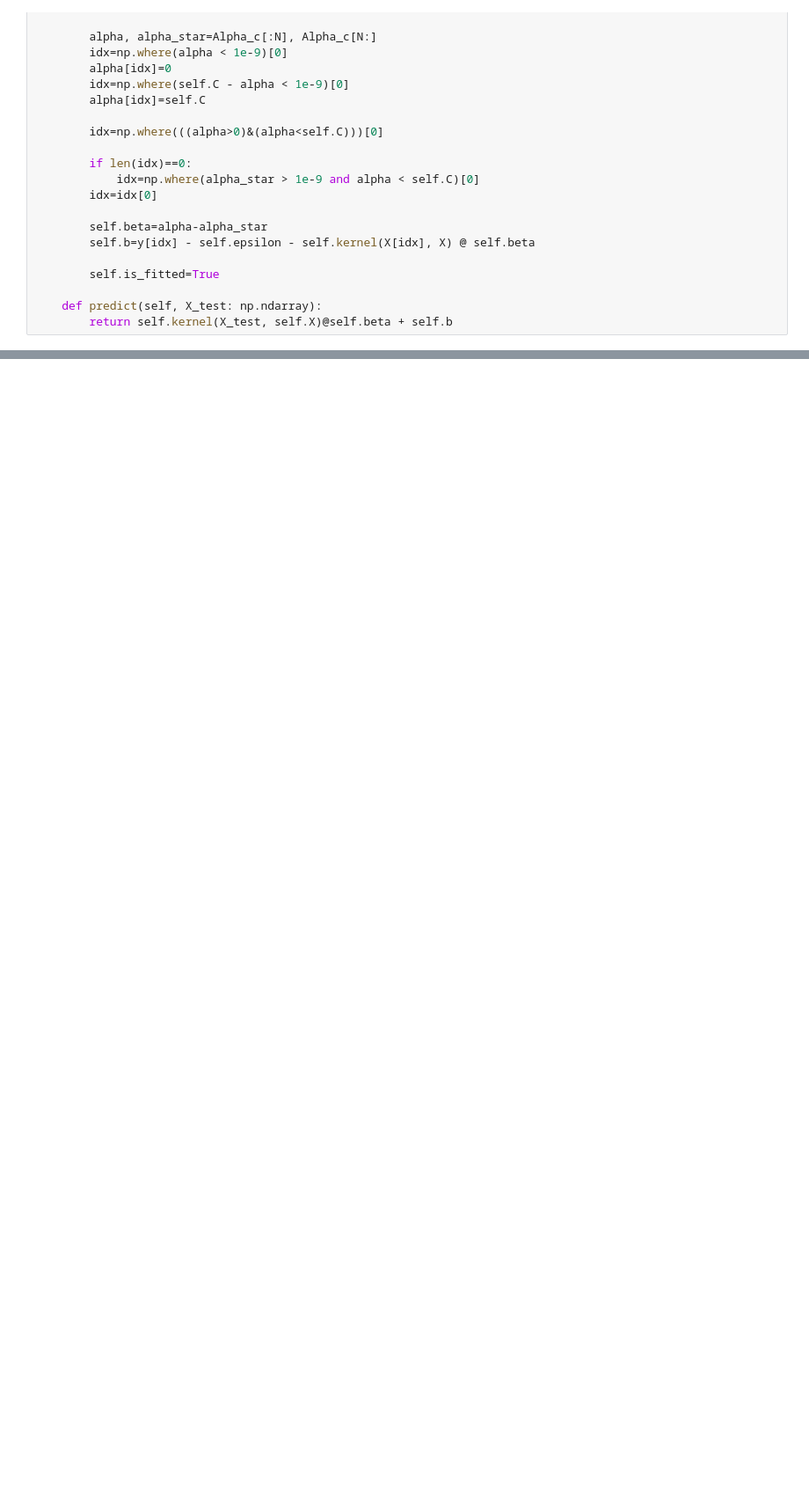
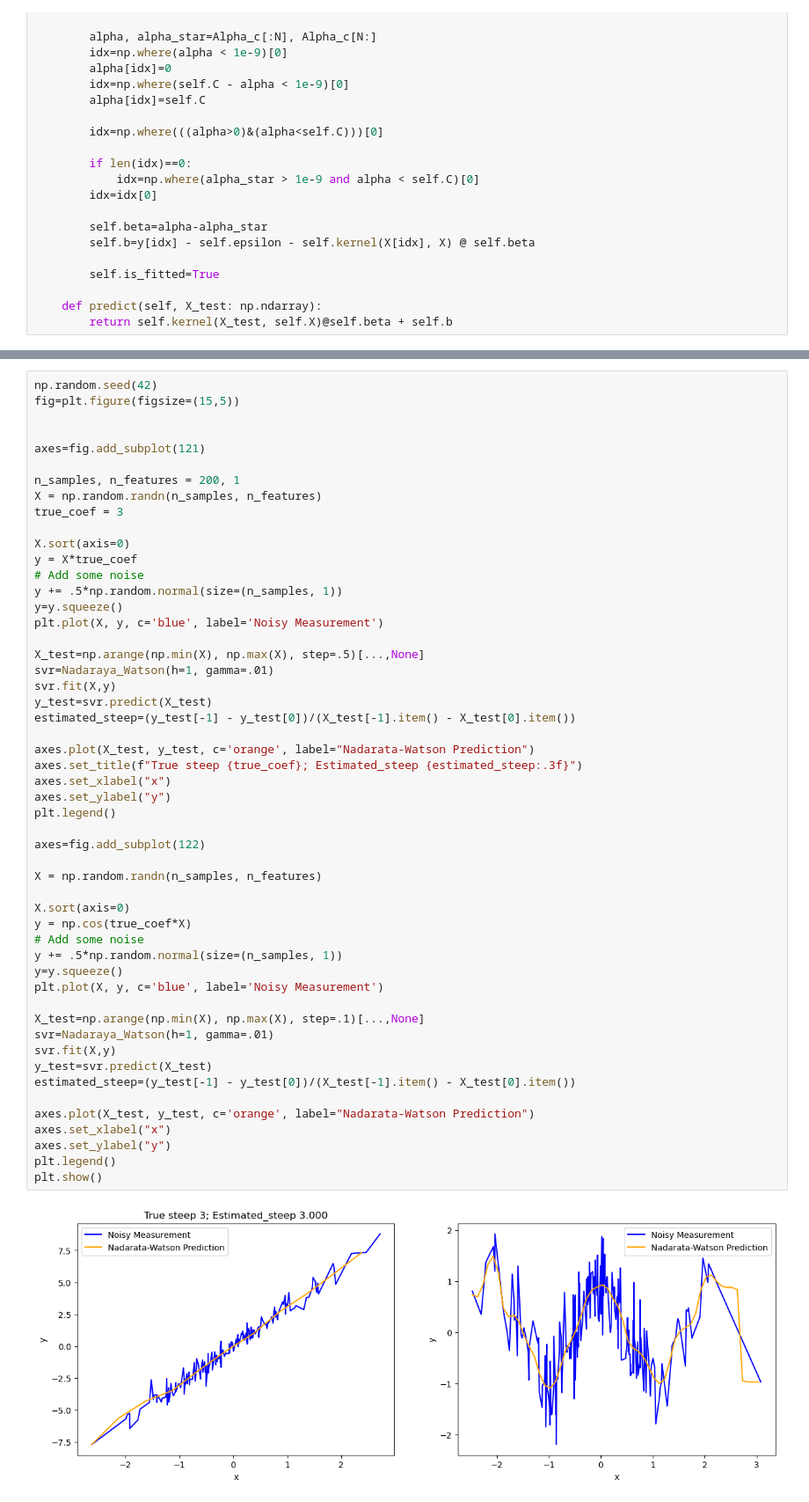
Before and after one commit to roomate/ML_from_scratch, a Jupyter notebook: regression.ipynb, the cells around one changed output, grey strips where cells are left out. Shown at 88% size. Saved outputs shown, nothing was run; the diff lists cells and outputs as text; blank space fills up the shorter version.

Commit message:
Add Naraya-Watson

```diff
--- a/regression.ipynb
+++ b/regression.ipynb
@@ -216,0 +262,54 @@ Optimization terminated successfully    (Exit mode 0)
+# %%
+np.random.seed(42)
+fig=plt.figure(figsize=(15,5))
+
+
+axes=fig.add_subplot(121)
+
+n_samples, n_features = 200, 1
+X = np.random.randn(n_samples, n_features)
+true_coef = 3
+
+X.sort(axis=0)
+y = X*true_coef
+# Add some noise
+y += .5*np.random.normal(size=(n_samples, 1))
+y=y.squeeze()
+plt.plot(X, y, c='blue', label='Noisy Measurement')
+
+X_test=np.arange(np.min(X), np.max(X), step=.5)[...,None]
+svr=Nadaraya_Watson(h=1, gamma=.01)
+svr.fit(X,y)
+y_test=svr.predict(X_test)
+estimated_steep=(y_test[-1] - y_test[0])/(X_test[-1].item() - X_test[0].item())
+
+axes.plot(X_test, y_test, c='orange', label="Nadarata-Watson Prediction")
+axes.set_title(f"True steep {true_coef}; Estimated_steep {estimated_steep:.3f}")
+axes.set_xlabel("x")
+axes.set_ylabel("y")
+plt.legend()
+
+axes=fig.add_subplot(122)
+
+X = np.random.randn(n_samples, n_features)
+
+X.sort(axis=0)
+y = np.cos(true_coef*X)
+# Add some noise
+y += .5*np.random.normal(size=(n_samples, 1))
+y=y.squeeze()
+plt.plot(X, y, c='blue', label='Noisy Measurement')
+
+X_test=np.arange(np.min(X), np.max(X), step=.1)[...,None]
+svr=Nadaraya_Watson(h=1, gamma=.01)
+svr.fit(X,y)
+y_test=svr.predict(X_test)
+estimated_steep=(y_test[-1] - y_test[0])/(X_test[-1].item() - X_test[0].item())
+
+axes.plot(X_test, y_test, c='orange', label="Nadarata-Watson Prediction")
+axes.set_xlabel("x")
+axes.set_ylabel("y")
+plt.legend()
+plt.show()
+# %% [output]
+[figure, added]
```
Also changed, not shown: parts of 5 cells of this notebook.
